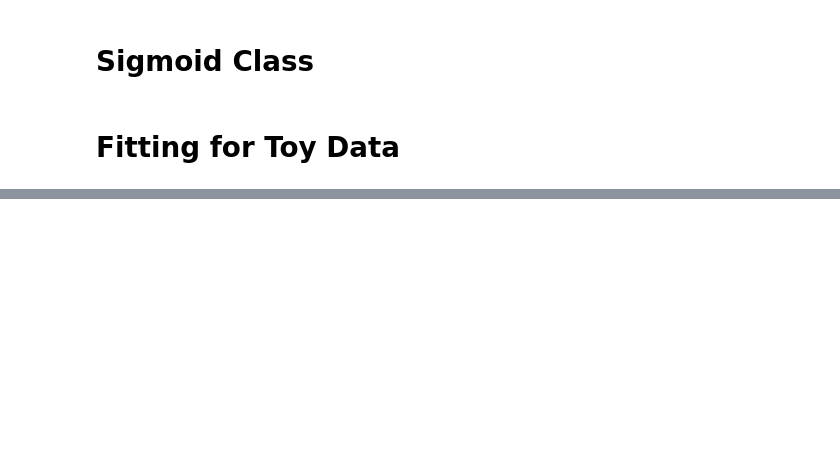
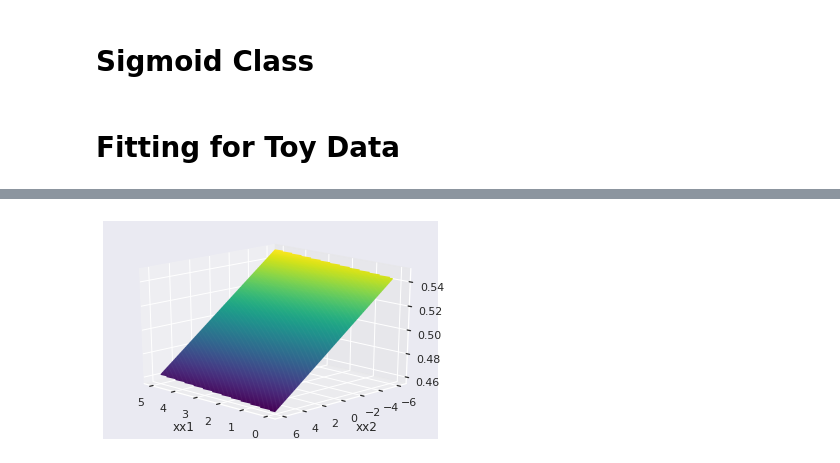
Before and after one commit to championballer/one-fourth-labs-deep-learning, a Jupyter notebook: Lecture 10 - Python Sigmoid/1017_SigmoidNeuron.ipynb, the cells around one changed output, grey strips where cells are left out. Saved outputs shown, nothing was run; the diff lists cells and outputs as text; code cells hidden in the pictures; blank space fills up the shorter version.

```diff
--- a/Lecture 10 - Python Sigmoid/1017_SigmoidNeuron.ipynb
+++ b/Lecture 10 - Python Sigmoid/1017_SigmoidNeuron.ipynb
@@ -239,0 +243,9 @@ print(sn.w,sn.b)
+# %%
+#Running a loop for fitting the model on the toy data using single loop statements
+
+for i in range(100):
+  if i==0:
+    sn.fit(X,Y,1,0.1,True)
+  else:
+    sn.fit(X,Y,1,0.1,False)
+  print(sn.w,sn.b)
@@ -239,0 +270,17 @@ print(sn.w,sn.b)
+# %%
+x1_toplot = np.linspace(0,5,100)
+x2_toplot = np.linspace(-6,6,100)
+
+xx1_toplot,xx2_toplot = np.meshgrid(x1_toplot,x2_toplot)
+y_toplot = sigmoid_2d(xx1_toplot,xx2_toplot,sn.w[0],sn.w[1],sn.b)
+# %%
+fig = plt.figure()
+ax = plt.axes(projection='3d')
+ax.contour3D(xx1_toplot, xx2_toplot, y_toplot, 200, cmap='viridis')
+ax.set_xlabel('xx1')
+ax.set_ylabel('xx2')
+ax.set_zlabel('y');
+
+ax.view_init(20,135)
+# %% [output]
+[figure, added]
```
Also changed, not shown: parts of 11 cells of this notebook.
